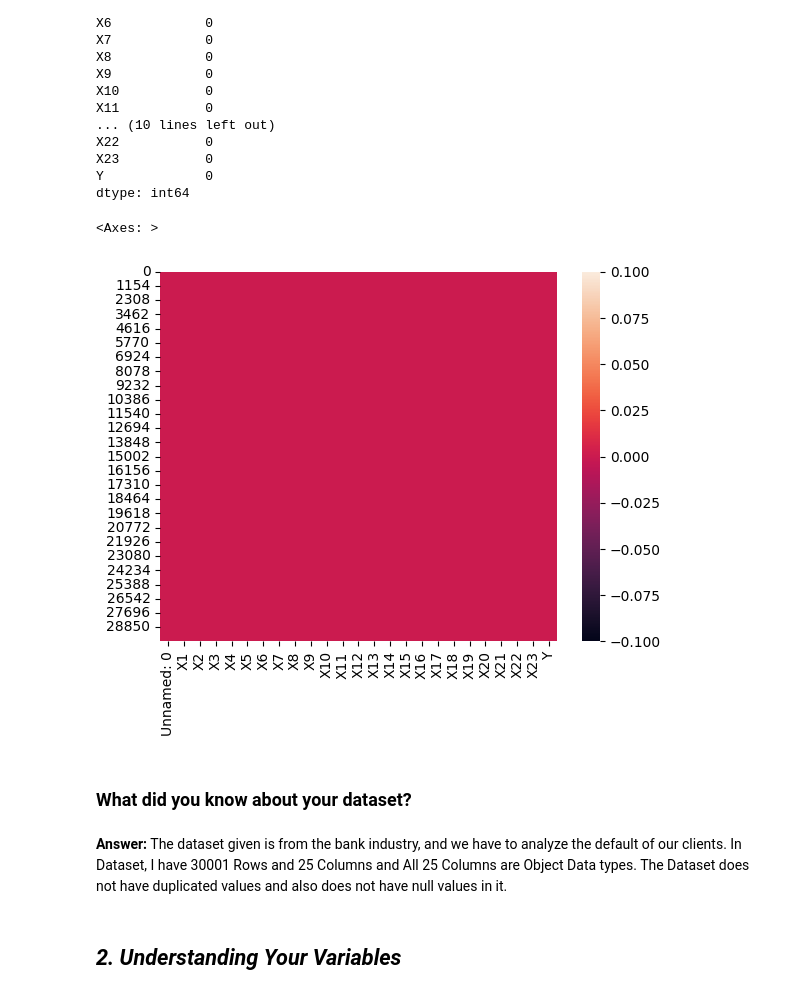
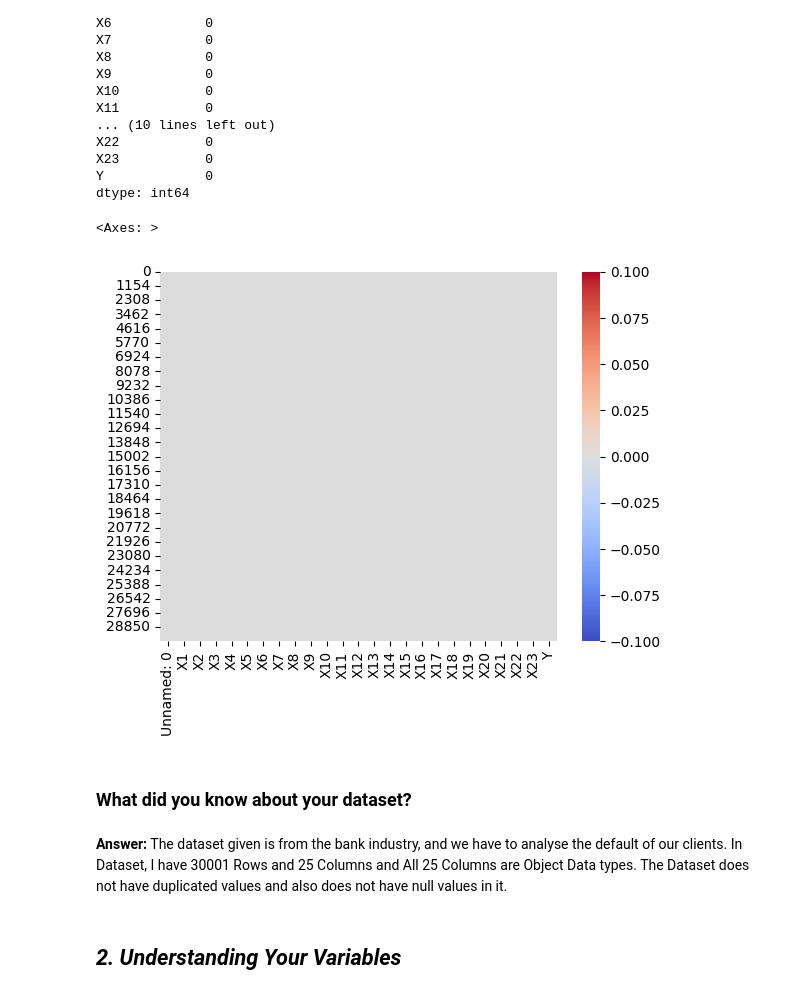
Before and after one commit to David-Kumawat/Credit-Card-Default-Prediction-Classification, a Jupyter notebook: Credit_Card_Fraud_Detection.ipynb, the cells around one changed output. Drawn from its saved outputs; the diff is of its cells as text; code cells hidden in the pictures.

Commit message:
Data wrangling and Some EDA

```diff
--- a/Credit_Card_Fraud_Detection.ipynb
+++ b/Credit_Card_Fraud_Detection.ipynb
@@ -126,14 +126,14 @@ dtype: int64
 # %%
 # Visualizing the missing values
 
-sns.heatmap(defaulter.isnull())
+sns.heatmap(defaulter.isnull(),cmap='coolwarm')
 # %% [output]
 <Axes: >
-[figure, old version]
+[figure, new version]
 # %% [markdown]
 ### What did you know about your dataset?
 # %% [markdown]
-**Answer:** The dataset given is from the bank industry, and we have to analyze the default of our clients. In Dataset, I have 30001 Rows and 25 Columns and All 25 Columns are Object Data types. The Dataset does not have duplicated values and also does not have null values in it.
+**Answer:** The dataset given is from the bank industry, and we have to analyse the default of our clients. In Dataset, I have 30001 Rows and 25 Columns and All 25 Columns are Object Data types. The Dataset does not have duplicated values and also does not have null values in it.
 # %% [markdown]
 ## ***2. Understanding Your Variables***
 # %%
```
Also changed, not shown: parts of 137 cells of this notebook.
